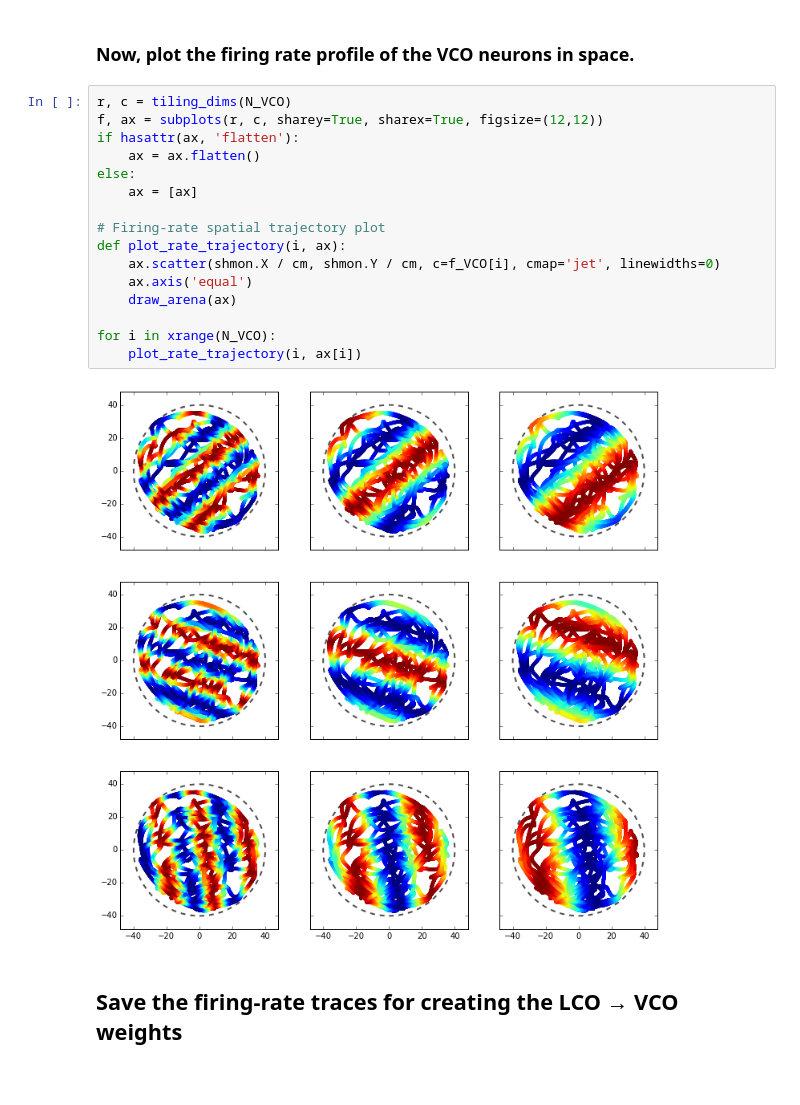
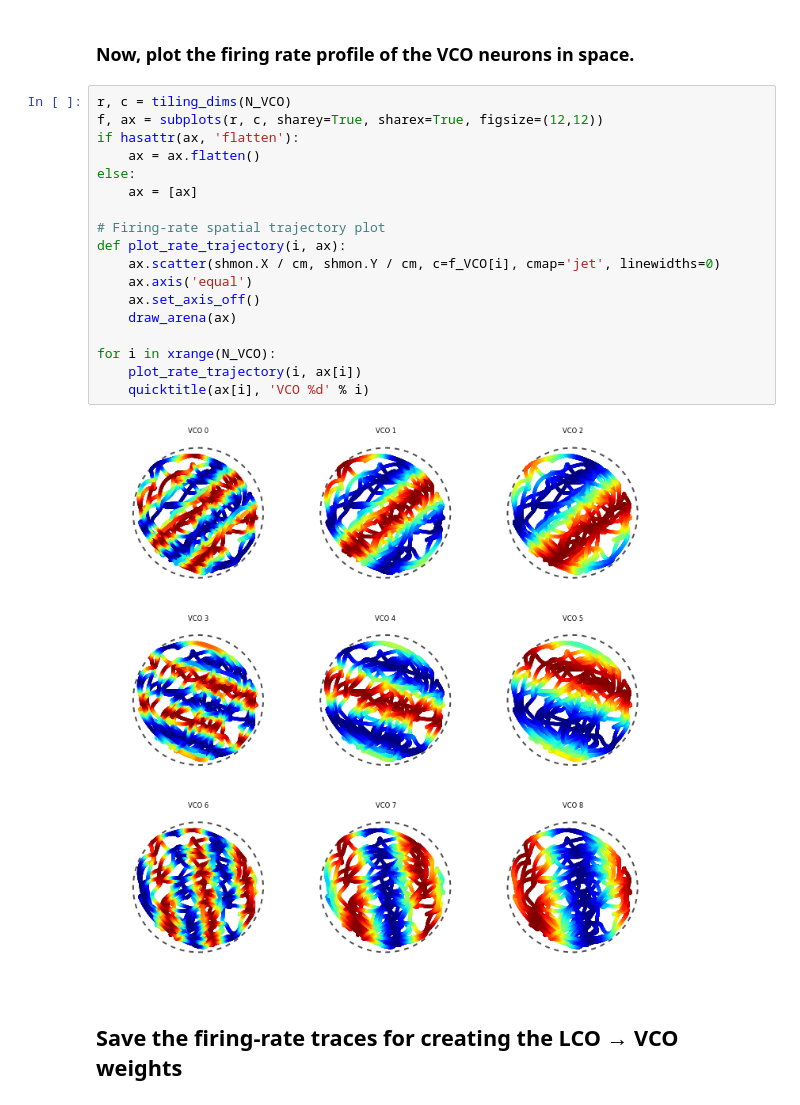
Before and after one commit to jdmonaco/lcomodel, a Jupyter notebook: notebooks/rate_vco.ipynb, the cells around one changed output. Cells and saved outputs as stored; diff of their text form.

```diff
--- a/notebooks/rate_vco.ipynb
+++ b/notebooks/rate_vco.ipynb
@@ -135,20 +142,22 @@ ax.set_ylim(bottom=0)
 # %%
 r, c = tiling_dims(N_VCO)
 f, ax = subplots(r, c, sharey=True, sharex=True, figsize=(12,12))
 if hasattr(ax, 'flatten'):
     ax = ax.flatten()
 else:
     ax = [ax]
 
 # Firing-rate spatial trajectory plot
 def plot_rate_trajectory(i, ax):
     ax.scatter(shmon.X / cm, shmon.Y / cm, c=f_VCO[i], cmap='jet', linewidths=0)
     ax.axis('equal')
+    ax.set_axis_off()
     draw_arena(ax)
 
 for i in xrange(N_VCO):
     plot_rate_trajectory(i, ax[i])
+    quicktitle(ax[i], 'VCO %d' % i)
 # %% [output]
-[figure, old version]
+[figure, new version]
 # %% [markdown]
 ## Save the firing-rate traces for creating the LCO → VCO weights
```
Also changed, not shown: parts of 4 cells of this notebook, 10 other files.
